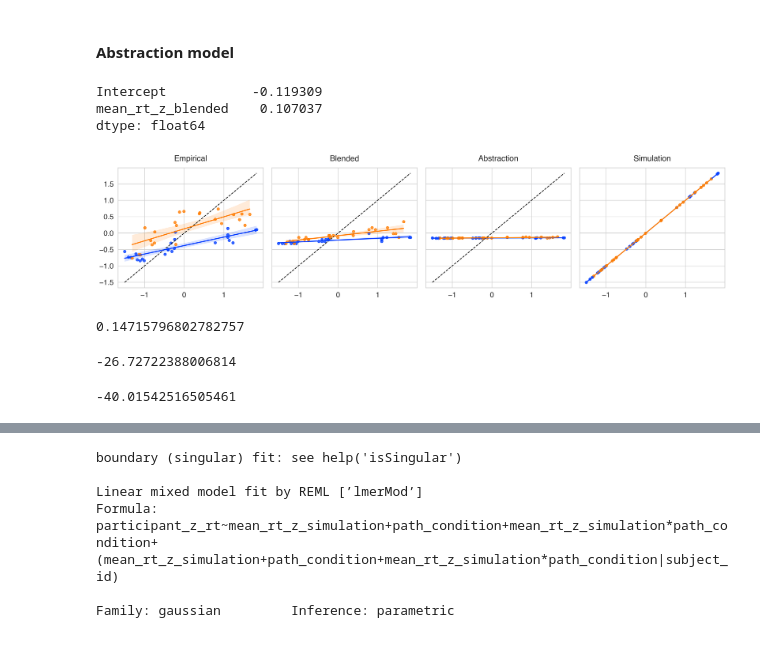
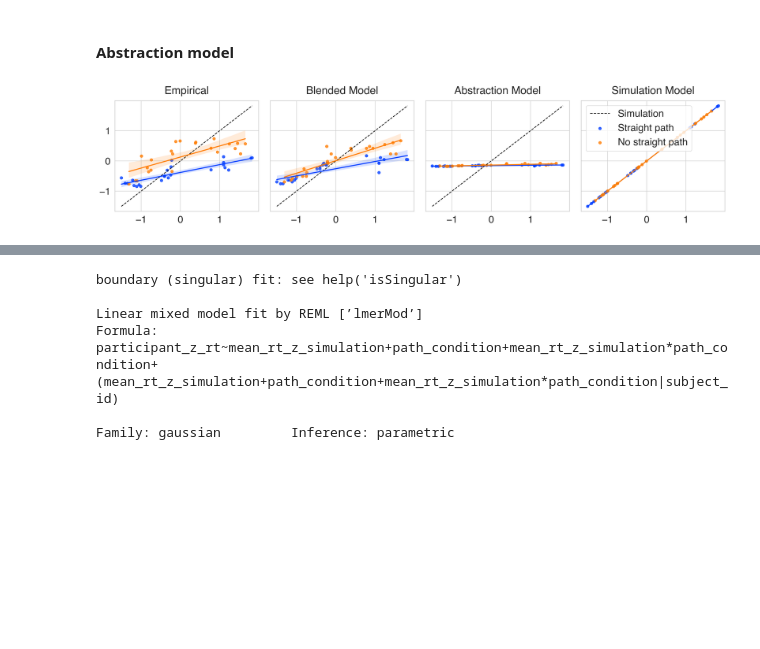
Before and after one commit to flxsosa/physics_abstraction, a Jupyter notebook: notebooks/experiment1_analysis.ipynb, the cells around one changed output, grey strips where cells are left out. Cells and saved outputs as stored; diff of their text form; code cells hidden in the pictures; blank space fills up the shorter version.

```diff
--- a/notebooks/experiment1_analysis.ipynb
+++ b/notebooks/experiment1_analysis.ipynb
@@ -259,12 +96,13 @@ low vs. high: Mann-Whitney-Wilcoxon test two-sided, P_val:1.953e-89 U_stat=1.004
 # %%
 # Directory with model fits
 path_to_model_predictions = "../data/model_fits/model_fits_exp1.csv"
+path_to_model_predictions = os.path.expanduser('~/Desktop/model_fit/model_fits.csv')
 # %%
 # Dataframe with model fits
 model_df = pd.read_csv(path_to_model_predictions)
 # %%
 # Sort model parameters based on MSE
-best_fitting_parameters = model_df[model_df['MSE Model'] <= min(model_df['MSE Model'])]
+best_fitting_parameters = model_df[model_df['mse'] >= max(model_df['mse'])]
 best_fitting_parameters_exp1 = best_fitting_parameters
 best_fitting_parameters
 # %% [output]
@@ -275,5 +113,6 @@ best_fitting_parameters
 n = list(best_fitting_parameters['N'])[0]
 d = list(best_fitting_parameters['D'])[0]
 e = list(best_fitting_parameters['E'])[0]
-n,d,e
+noise = list(best_fitting_parameters['Noise'])[0]
+n,d,e, noise
 # %% [output]
@@ -297,14 +136,14 @@ samples = 50
 # Set up inference models
 blended_model_parameters = {
     'view': False,
-    'noise': 0.00,
+    'noise': noise,
     'N': n,
     'D': d,
     'E': e,
 }
 abstraction_model_parameters = {
     'view': False,
-    'noise': 0.00,
+    'noise': noise,
     'N': 1,
     'D': d,
     'E': 0.0,
@@ -456,12 +295,6 @@ intercept = blended_model_predictions.params.Intercept
 coefficient = blended_model_predictions.params.mean_rt_z_blended
 
 mean_rt['mean_rt_z_blended_fit'] = mean_rt.mean_rt_z_blended.apply(lambda x: intercept + coefficient*x)
-# %%
-blended_model_predictions.params
-# %% [output]
-Intercept           -0.119309
-mean_rt_z_blended    0.107037
-dtype: float64
 # %%
 mean_rt = mean_rt[mean_rt.mean_rt_z_abstraction <= 3]
 # %%
@@ -470,7 +303,7 @@ fig, (ax1, ax2, ax3, ax4) = plt.subplots(ncols=4, sharey=True, sharex=True)
 sns.set_theme(
     style='whitegrid',
     palette='bright',
-    font_scale=1.5,
+    font_scale=2,
     rc={
         'figure.dpi':300,
         'font.family':'sans-serif',
@@ -522,13 +355,13 @@ sns.regplot(x='mean_rt_z_simulation',
            )
 # Blended
 sns.regplot(x='mean_rt_z_simulation',
-            y='mean_rt_z_blended',
+            y='mean_rt_z_blended_fit',
             data=mean_rt[mean_rt.path_condition == 'straight'],
             label="Straight path",
             ax=ax2
            )
 sns.regplot(x='mean_rt_z_simulation',
-            y='mean_rt_z_blended',
+            y='mean_rt_z_blended_fit',
             data=mean_rt[mean_rt.path_condition == 'not_straight'],
             label="No straight path",
             ax=ax2
@@ -546,34 +379,35 @@ sns.regplot(x='mean_rt_z_simulation',
             label="No straight path",
             ax=ax3
            )
 # Simulation
 sns.regplot(x='mean_rt_z_simulation',
             y='mean_rt_z_simulation',
             data=mean_rt[mean_rt.path_condition == 'straight'],
             label="Straight path",
             ax=ax4
            )
 sns.regplot(x='mean_rt_z_simulation',
             y='mean_rt_z_simulation',
             data=mean_rt[mean_rt.path_condition == 'not_straight'],
             label="No straight path",
             ax=ax4
            )
 # ax1.set(ylim=(-2.1,2.1),xlim=(-3.1,3.1))
 ax1.set_title('Empirical', pad=15)
-ax2.set_title('Blended', pad=15)
-ax3.set_title('Abstraction', pad=15)
-ax4.set_title('Simulation', pad=15)
+ax2.set_title('Blended Model', pad=15)
+ax3.set_title('Abstraction Model', pad=15)
+ax4.set_title('Simulation Model', pad=15)
 ax1.set_xlabel('')
 ax2.set_xlabel('')
 ax3.set_xlabel('')
 ax4.set_xlabel('')
 ax1.set_ylabel('')
 ax2.set_ylabel('')
 ax3.set_ylabel('')
 ax4.set_ylabel('')
 plt.tight_layout()
+plt.legend()
 if True:
     plt.savefig(f'{figure_dir}/exp1_results_panel.pdf')
 # %% [output]
-[figure, old version]
+[figure, new version]
@@ -589,13 +419,0 @@ mle_abstraction = -58/2*(np.log(2*np.pi*mse_empirical_abstraction)+1)
-# %%
-mse_empirical_blended
-# %% [output]
-0.14715796802782757
-# %%
-mle_blended
-# %% [output]
--26.72722388006814
-# %%
-mse_empirical_abstraction
-mle_abstraction
-# %% [output]
--40.01542516505461
```
Also changed, not shown: parts of 123 cells of this notebook, 2 other files.
